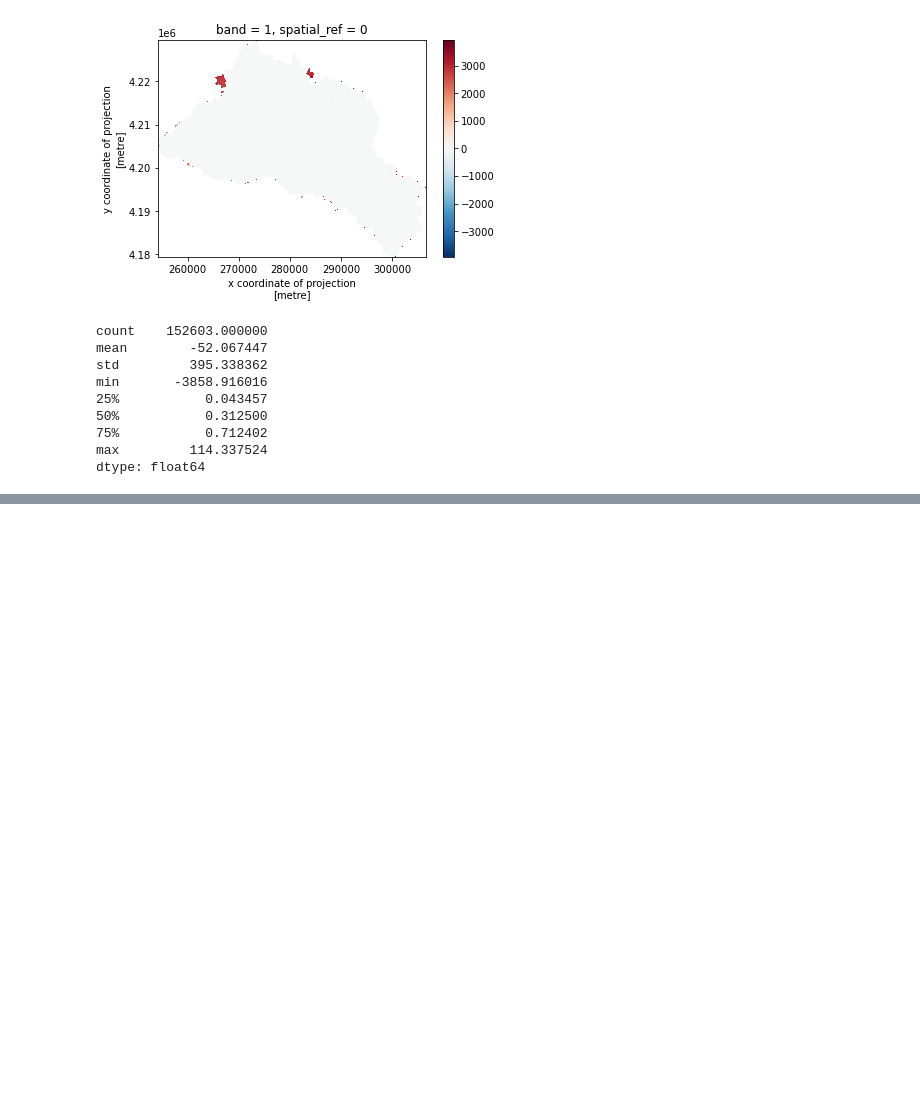
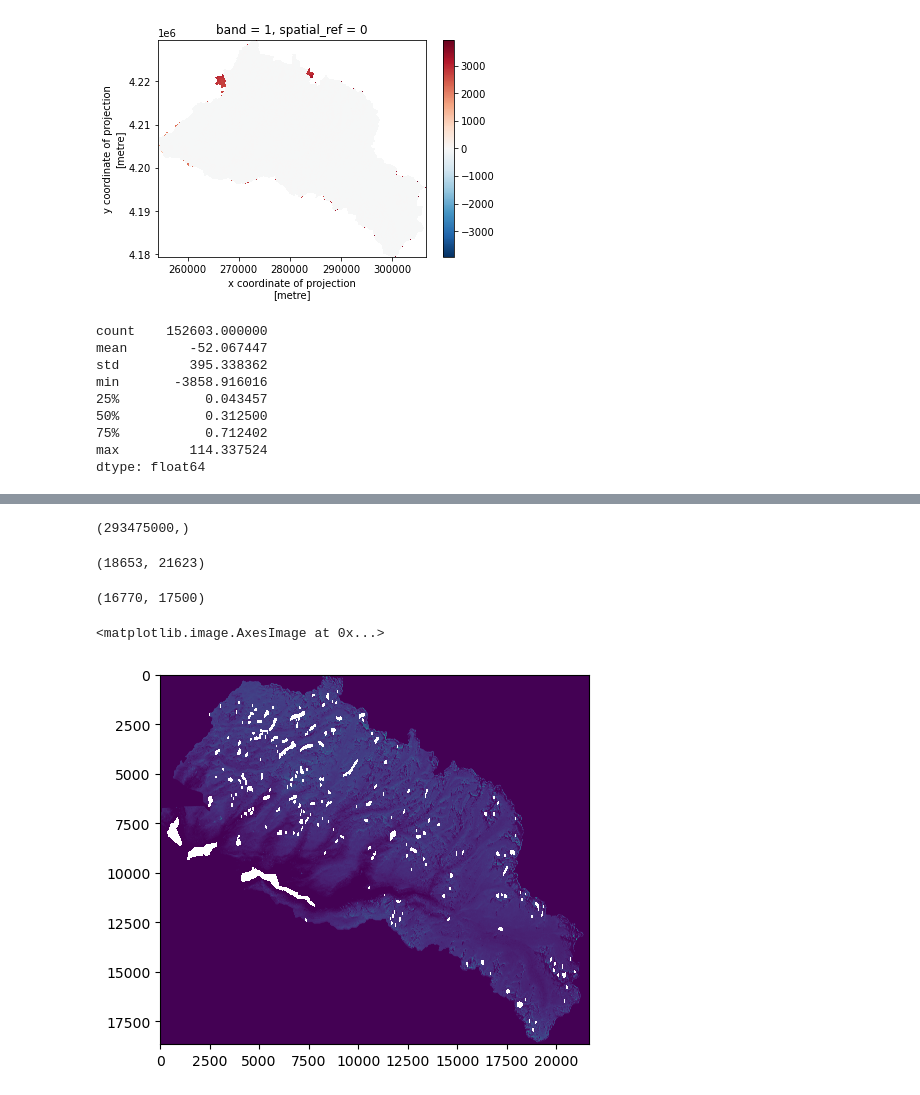
Before and after one commit to bessoh2/icesat2_sr, a Jupyter notebook: notebooks/AUX_dataclean.ipynb, the cells around one changed output, grey strips where cells are left out. Cells and saved outputs as stored; diff of their text form; code cells hidden in the pictures; blank space fills up the shorter version.

```diff
--- a/notebooks/AUX_dataclean.ipynb
+++ b/notebooks/AUX_dataclean.ipynb
@@ -432,0 +436,10 @@ dtype: float64
+# %%
+aso_fn_dates = ['../../data/lidar/tuolumne/snow_on/raw/ASO_3M_SD_USCATE_20190324.tif',
+                 '../../data/lidar/tuolumne/snow_on/raw/ASO_3M_SD_USCATE_20190417.tif',
+                 '../../data/lidar/tuolumne/snow_on/raw/ASO_3M_SD_USCATE_20190503.tif',
+                 '../../data/lidar/tuolumne/snow_on/raw/ASO_3M_SD_USCATE_20190705.tif',
+                 '../../data/lidar/tuolumne/snow_on/raw/ASO_Tuolumne_snowdepth_3m_20200413.tif',
+                 '../../data/lidar/tuolumne/snow_on/raw/ASO_Tuolumne_snowdepth_3m_20200522.tif',
+                 '../../data/lidar/tuolumne/snow_on/raw/ASO_Tuolumne_Mosaic_snowdepth_50m_20210225.tif',
+                 '../../data/lidar/tuolumne/snow_on/raw/ASO_Tuolumne_Mosaic_snowdepth_3m_20220204.tif',
+                 '../../data/lidar/tuolumne/snow_on/raw/ASO_Tuolumne_Mosaic_snowdepth_3m_20220405.tif']
@@ -432,0 +520,9 @@ dtype: float64
+# %%
+src = rio.open(aso_fn_dates[0])
+file = src.read(1, masked=True)
+aso_snowon_array = np.ma.getdata(file.flatten())
+
+for file in aso_fn_dates[1:]:
+    src = rio.open(file)
+    file = src.read(1, masked=True)
+    aso_snowon_array = np.append(aso_snowon_array, np.ma.getdata(file))
@@ -432,0 +569,19 @@ dtype: float64
+# %%
+np.ma.getdata(slope_3m.flatten()).shape
+# %% [output]
+(293475000,)
+# %%
+file.shape
+# %% [output]
+(18653, 21623)
+# %%
+slope_3m.shape
+# %% [output]
+(16770, 17500)
+# %%
+fig, ax = plt.subplots()
+
+plt.imshow(file)
+# %% [output]
+<matplotlib.image.AxesImage at 0x...>
+[figure, added]
```
Also changed, not shown: parts of 29 cells of this notebook, 19 other files.
